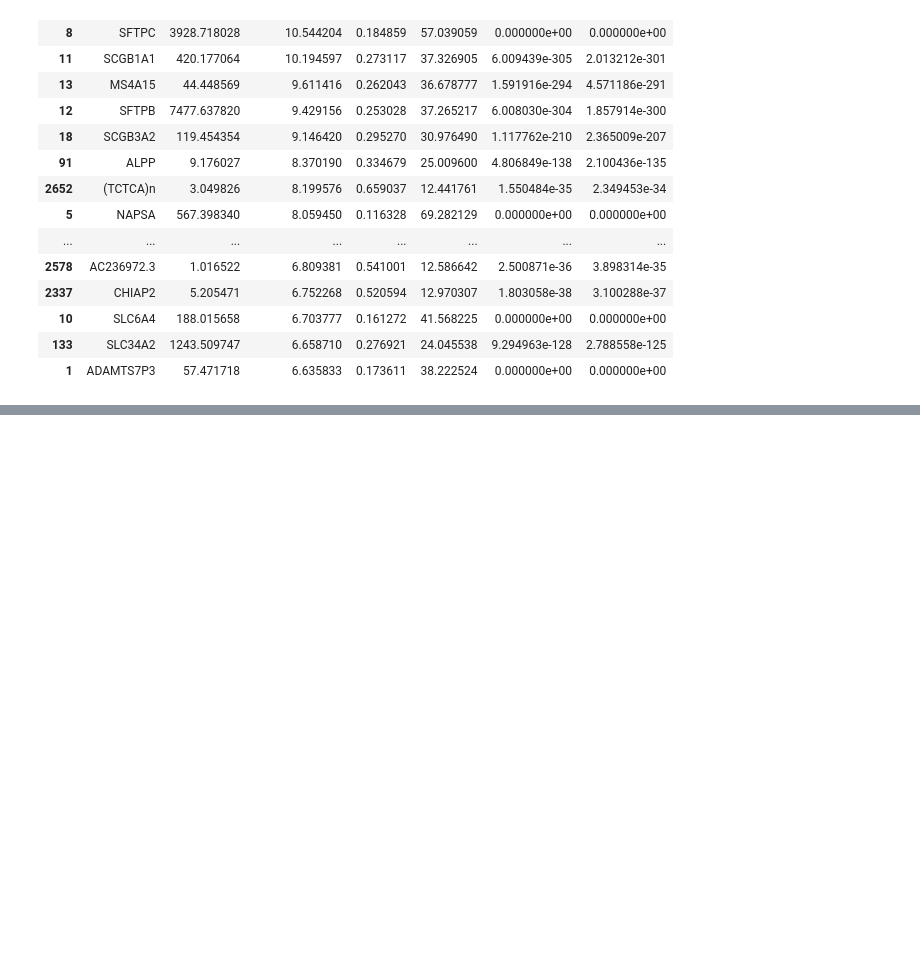
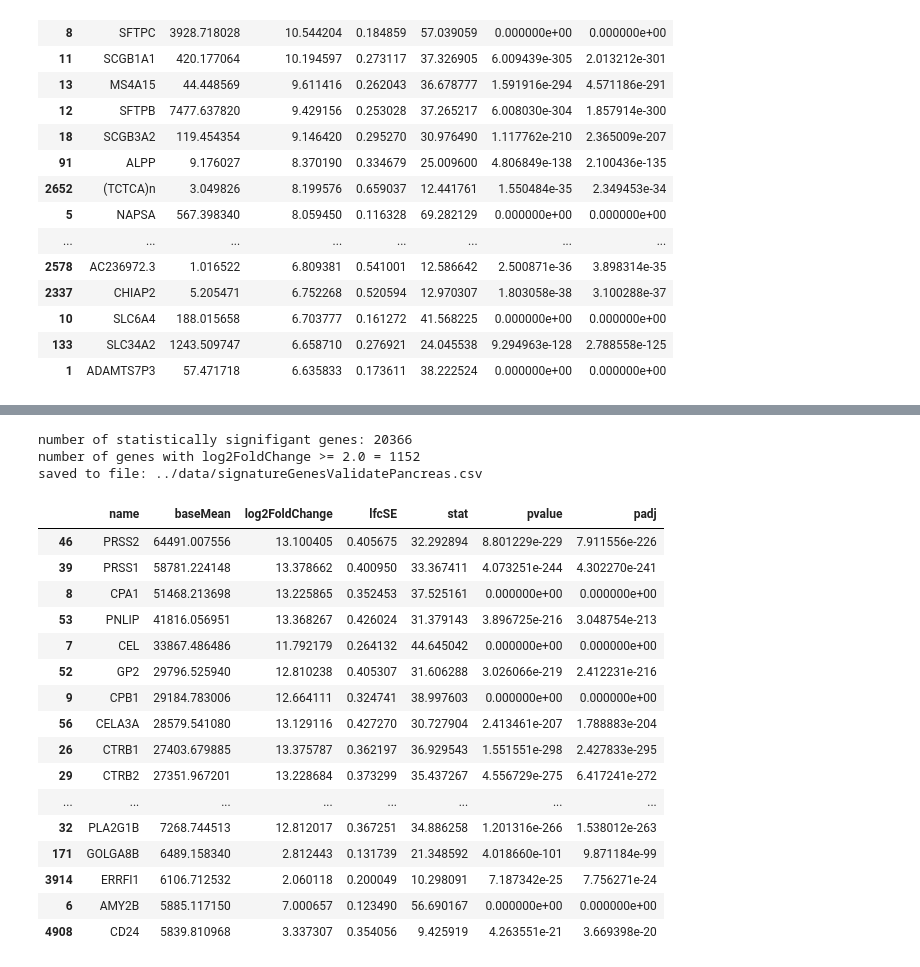
Before and after one commit to aedavids/extraCellularRNA, a Jupyter notebook: terra/deseq/doc/plots/jupyterNotebooks/GTExValidateExploration.ipynb, the cells around one changed output, grey strips where cells are left out. Drawn from its saved outputs; the diff is of its cells as text; code cells hidden in the pictures; blank space fills up the shorter version.

Commit message:
saves top sigs for lung, kidney, panc, and thyroid to disk

```diff
--- a/terra/deseq/doc/plots/jupyterNotebooks/GTExValidateExploration.ipynb
+++ b/terra/deseq/doc/plots/jupyterNotebooks/GTExValidateExploration.ipynb
@@ -88,17 +91,3 @@ number of statistically signifigant genes: 22964
 | 10 | SLC6A4 | 188.015658 | 6.703777 | 0.161272 | 41.568225 | 0.000000e+00 | 0.000000e+00 |
 | 133 | SLC34A2 | 1243.509747 | 6.658710 | 0.276921 | 24.045538 | 9.294963e-128 | 2.788558e-125 |
 | 1 | ADAMTS7P3 | 57.471718 | 6.635833 | 0.173611 | 38.222524 | 0.000000e+00 | 0.000000e+00 |
-# %%
-lfcThreshold = 2.0
-selectLFCPS = lungLFCSignatureGenesDF.loc[:,"log2FoldChange"] >= lfcThreshold
-print("number of genes with (lfc >= {} and padj < {}) : {}"\
-      .format(lfcThreshold, padjThreshold, selectLFCPS.sum()))
-print("len(selectSignifigantRowsPS):{}".format(len(selectSignifigantRowsPS)))
-print("len(selectLFCPS):{}".format(len(selectLFCPS)))
-
-
-lungBaseMeanSignatureGenesDF = lungLFCSignatureGenesDF.loc[ selectLFCPS,: ]\
-    .sort_values("baseMean", ascending=False)
-
-topLungBaseMeanSignatureGenesDF = lungBaseMeanSignatureGenesDF.head( n )
-topLungBaseMeanSignatureGenesDF
@@ -134,7 +102,10 @@ def findSignatureGenes(deseqDF, topN=25, lfcThreshold=2.0, padjThreshold=0.01):
 
     # find the genes that are over expresed
     selectLFCPS = deseqLFCSignatureGenesDF.loc[:,"log2FoldChange"] >= lfcThreshold
-    deseqBaseMeanSignatureGenesDF = lungLFCSignatureGenesDF.loc[ selectLFCPS,: ]\
+    print("number of genes with log2FoldChange >= {} = {}"\
+            .format( lfcThreshold, selectLFCPS.sum() ))
+
+    deseqBaseMeanSignatureGenesDF = deseqLFCSignatureGenesDF.loc[ selectLFCPS,: ]\
                             .sort_values("baseMean", ascending=False)
 
     topSignatureGenesDF = deseqBaseMeanSignatureGenesDF.head( topN )
@@ -165,0 +113,11 @@ number of statistically signifigant genes: 22964
+# %%
+def loadFindSaveSignatureGenes(tissueId):
+    resultsFile = dataRoot + "/" + "Validate_" + tissueId + "_vs_all_results.csv"
+    resultsDF = pd.read_csv(resultsFile, skiprows=7)
+    topResulsSignatureGenesDF = findSignatureGenes(resultsDF)
+
+    resultsOutput = dataRoot + "/" + "signatureGenesValidate" + tissueId + ".csv"
+    topResulsSignatureGenesDF.to_csv(resultsOutput, index=False)
+    print("saved to file: {}".format(resultsOutput))
+
+    return topResulsSignatureGenesDF
@@ -165,0 +148,24 @@ number of statistically signifigant genes: 22964
+# %%
+pancreasSignatureGenesDF = loadFindSaveSignatureGenes("Pancreas")
+pancreasSignatureGenesDF
+# %% [output]
+number of statistically signifigant genes: 20366
+number of genes with log2FoldChange >= 2.0 = 1152
+saved to file: ../data/signatureGenesValidatePancreas.csv
+|  | name | baseMean | log2FoldChange | lfcSE | stat | pvalue | padj |
+| 46 | PRSS2 | 64491.007556 | 13.100405 | 0.405675 | 32.292894 | 8.801229e-229 | 7.911556e-226 |
+| 39 | PRSS1 | 58781.224148 | 13.378662 | 0.400950 | 33.367411 | 4.073251e-244 | 4.302270e-241 |
+| 8 | CPA1 | 51468.213698 | 13.225865 | 0.352453 | 37.525161 | 0.000000e+00 | 0.000000e+00 |
+| 53 | PNLIP | 41816.056951 | 13.368267 | 0.426024 | 31.379143 | 3.896725e-216 | 3.048754e-213 |
+| 7 | CEL | 33867.486486 | 11.792179 | 0.264132 | 44.645042 | 0.000000e+00 | 0.000000e+00 |
+| 52 | GP2 | 29796.525940 | 12.810238 | 0.405307 | 31.606288 | 3.026066e-219 | 2.412231e-216 |
+| 9 | CPB1 | 29184.783006 | 12.664111 | 0.324741 | 38.997603 | 0.000000e+00 | 0.000000e+00 |
+| 56 | CELA3A | 28579.541080 | 13.129116 | 0.427270 | 30.727904 | 2.413461e-207 | 1.788883e-204 |
+| 26 | CTRB1 | 27403.679885 | 13.375787 | 0.362197 | 36.929543 | 1.551551e-298 | 2.427833e-295 |
+| 29 | CTRB2 | 27351.967201 | 13.228684 | 0.373299 | 35.437267 | 4.556729e-275 | 6.417241e-272 |
+| ... | ... | ... | ... | ... | ... | ... | ... |
+| 32 | PLA2G1B | 7268.744513 | 12.812017 | 0.367251 | 34.886258 | 1.201316e-266 | 1.538012e-263 |
+| 171 | GOLGA8B | 6489.158340 | 2.812443 | 0.131739 | 21.348592 | 4.018660e-101 | 9.871184e-99 |
+| 3914 | ERRFI1 | 6106.712532 | 2.060118 | 0.200049 | 10.298091 | 7.187342e-25 | 7.756271e-24 |
+| 6 | AMY2B | 5885.117150 | 7.000657 | 0.123490 | 56.690167 | 0.000000e+00 | 0.000000e+00 |
+| 4908 | CD24 | 5839.810968 | 3.337307 | 0.354056 | 9.425919 | 4.263551e-21 | 3.669398e-20 |
```
Also changed, not shown: parts of 6 cells of this notebook.
